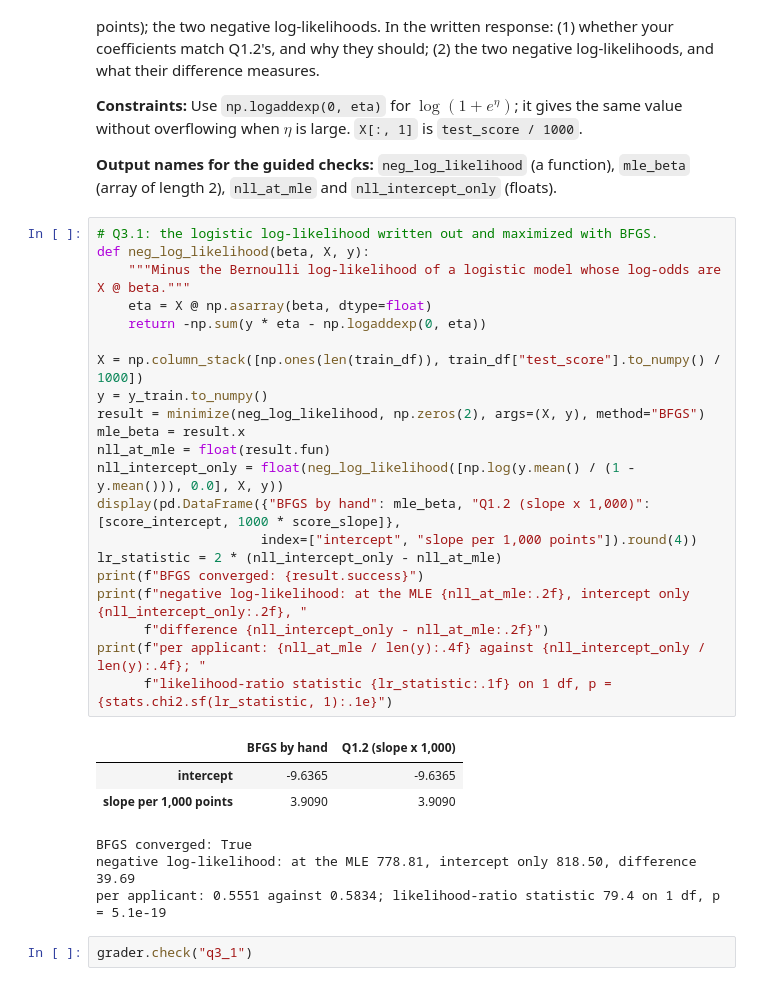
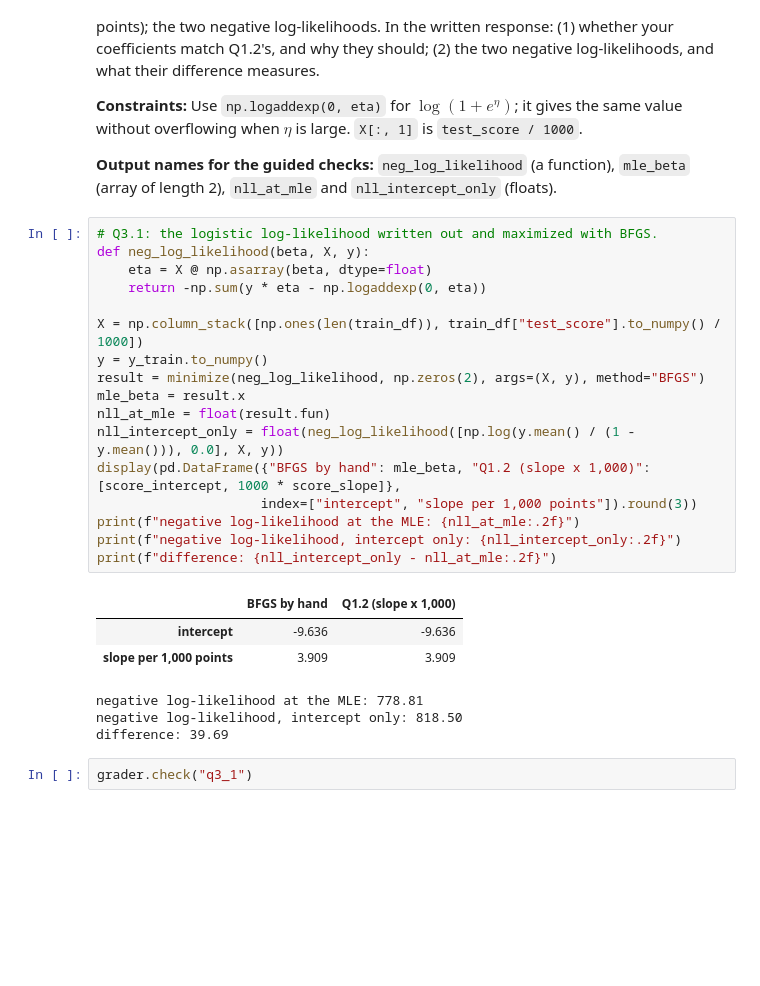
Before and after one commit to qqgjyx/AC-209A, a Jupyter notebook: homeworks/cs1090a_hw4/cs1090a_hw4.ipynb, the cells around one changed output. Drawn from its saved outputs; the diff is of its cells as text; blank space fills up the shorter version.

```diff
--- a/homeworks/cs1090a_hw4/cs1090a_hw4.ipynb
+++ b/homeworks/cs1090a_hw4/cs1090a_hw4.ipynb
@@ -632,31 +621,27 @@ Logistic regression's estimates are the coefficients that make the observed outc
 # %%
 # Q3.1: the logistic log-likelihood written out and maximized with BFGS.
 def neg_log_likelihood(beta, X, y):
-    """Minus the Bernoulli log-likelihood of a logistic model whose log-odds are X @ beta."""
     eta = X @ np.asarray(beta, dtype=float)
     return -np.sum(y * eta - np.logaddexp(0, eta))
 
 X = np.column_stack([np.ones(len(train_df)), train_df["test_score"].to_numpy() / 1000])
 y = y_train.to_numpy()
 result = minimize(neg_log_likelihood, np.zeros(2), args=(X, y), method="BFGS")
 mle_beta = result.x
 nll_at_mle = float(result.fun)
 nll_intercept_only = float(neg_log_likelihood([np.log(y.mean() / (1 - y.mean())), 0.0], X, y))
 display(pd.DataFrame({"BFGS by hand": mle_beta, "Q1.2 (slope x 1,000)": [score_intercept, 1000 * score_slope]},
-                     index=["intercept", "slope per 1,000 points"]).round(4))
-lr_statistic = 2 * (nll_intercept_only - nll_at_mle)
-print(f"BFGS converged: {result.success}")
-print(f"negative log-likelihood: at the MLE {nll_at_mle:.2f}, intercept only {nll_intercept_only:.2f}, "
-      f"difference {nll_intercept_only - nll_at_mle:.2f}")
-print(f"per applicant: {nll_at_mle / len(y):.4f} against {nll_intercept_only / len(y):.4f}; "
-      f"likelihood-ratio statistic {lr_statistic:.1f} on 1 df, p = {stats.chi2.sf(lr_statistic, 1):.1e}")
+                     index=["intercept", "slope per 1,000 points"]).round(3))
+print(f"negative log-likelihood at the MLE: {nll_at_mle:.2f}")
+print(f"negative log-likelihood, intercept only: {nll_intercept_only:.2f}")
+print(f"difference: {nll_intercept_only - nll_at_mle:.2f}")
 # %% [output]
 |  | BFGS by hand | Q1.2 (slope x 1,000) |
-| intercept | -9.6365 | -9.6365 |
-| slope per 1,000 points | 3.9090 | 3.9090 |
+| intercept | -9.636 | -9.636 |
+| slope per 1,000 points | 3.909 | 3.909 |
-BFGS converged: True
-negative log-likelihood: at the MLE 778.81, intercept only 818.50, difference 39.69
-per applicant: 0.5551 against 0.5834; likelihood-ratio statistic 79.4 on 1 df, p = 5.1e-19
+negative log-likelihood at the MLE: 778.81
+negative log-likelihood, intercept only: 818.50
+difference: 39.69
 # %%
 grader.check("q3_1")
 # %% [output]
```
Also changed, not shown: parts of 31 cells of this notebook.
